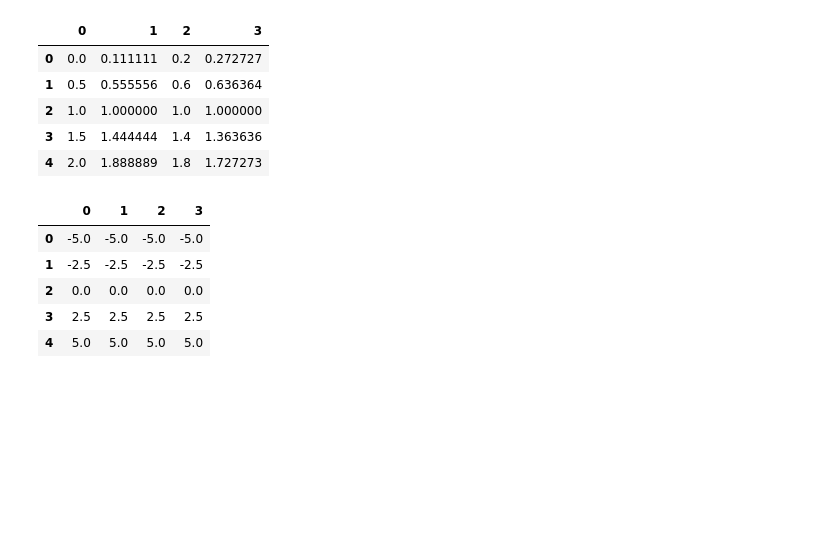
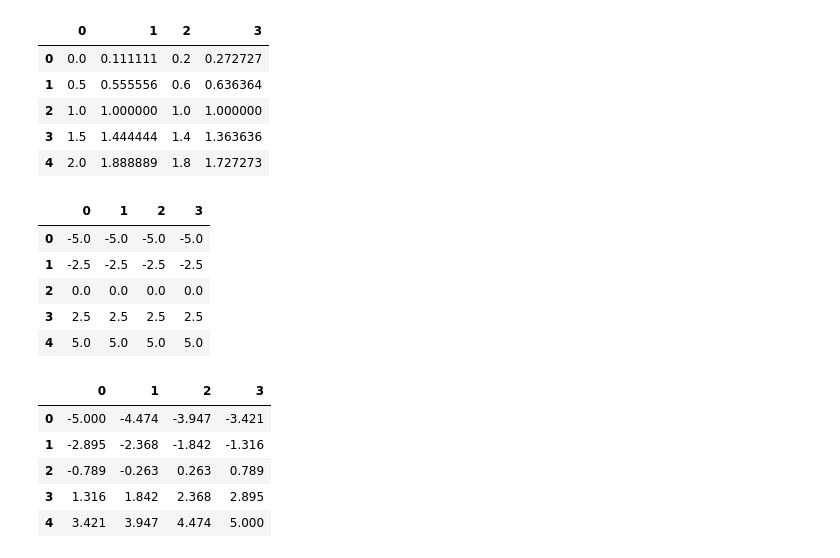
Before and after one commit to hansfranke1985/ADS, a Jupyter notebook: DataWrangling/week_6_DataPreProcessing/Assignment/Week6 Data Preparation.ipynb, the cells around one changed output. Drawn from its saved outputs; the diff is of its cells as text; code cells hidden in the pictures; blank space fills up the shorter version.

```diff
--- a/DataWrangling/week_6_DataPreProcessing/Assignment/Week6 Data Preparation.ipynb
+++ b/DataWrangling/week_6_DataPreProcessing/Assignment/Week6 Data Preparation.ipynb
@@ -579,3 +533,16 @@ res
 | 2 | 0.0 | 0.0 | 0.0 | 0.0 |
 | 3 | 2.5 | 2.5 | 2.5 | 2.5 |
 | 4 | 5.0 | 5.0 | 5.0 | 5.0 |
+# %%
+## Scalling in the whole dataset
+
+# TODO: normalize the data in the df by mapping the values to the interval [-5,5]
+by_mapping = round(df/df.sum().sum()*100 - 5, 3)
+by_mapping
+# %% [output]
+|  | 0 | 1 | 2 | 3 |
+| 0 | -5.000 | -4.474 | -3.947 | -3.421 |
+| 1 | -2.895 | -2.368 | -1.842 | -1.316 |
+| 2 | -0.789 | -0.263 | 0.263 | 0.789 |
+| 3 | 1.316 | 1.842 | 2.368 | 2.895 |
+| 4 | 3.421 | 3.947 | 4.474 | 5.000 |
```
Also changed, not shown: parts of 7 cells of this notebook, 1 other file.
